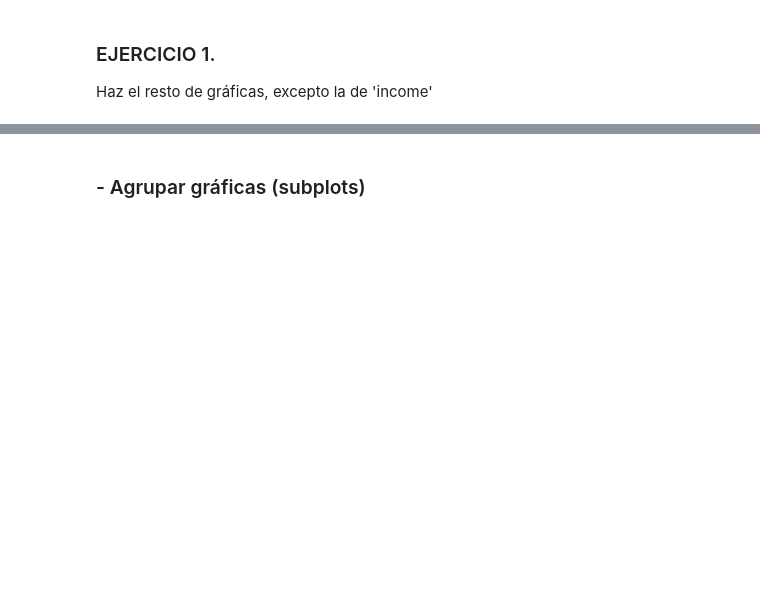
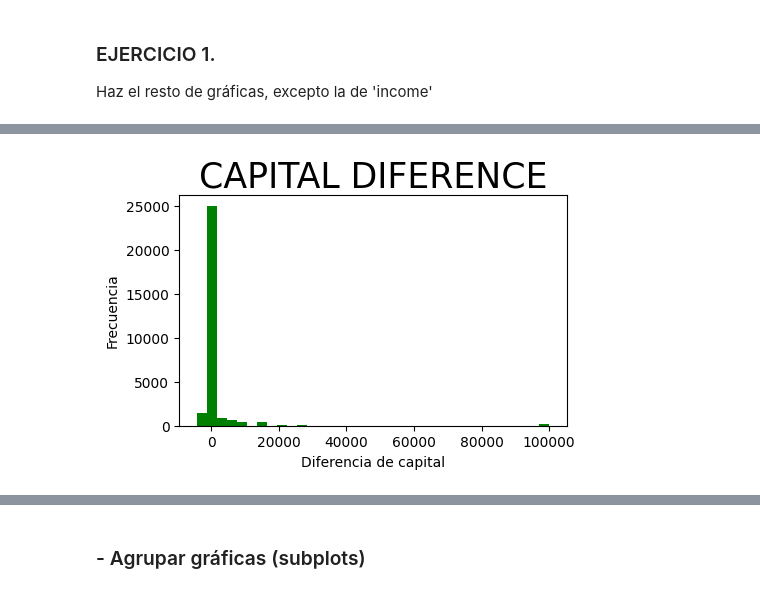
Before and after one commit to SonikoKatsura/CURSO_PARO_IA, a Jupyter notebook: Rober_IA/Modulo2/PRACTICA_GRAFICAS.ipynb, the cells around one changed output, grey strips where cells are left out. Saved outputs shown, nothing was run; the diff lists cells and outputs as text; code cells hidden in the pictures; blank space fills up the shorter version.

```diff
--- a/Rober_IA/Modulo2/PRACTICA_GRAFICAS.ipynb
+++ b/Rober_IA/Modulo2/PRACTICA_GRAFICAS.ipynb
@@ -88,0 +175,10 @@ Haz el resto de gráficas, excepto la de 'income'
+# %%
+fig, ax = plt.subplots(figsize=(5,3))
+
+ax.hist(df_adult.capital_dif, bins=35, color='green')
+
+ax.set_title('CAPITAL DIFERENCE', fontsize=25)
+ax.set_xlabel('Diferencia de capital')
+ax.set_ylabel('Frecuencia');
+# %% [output]
+[figure, added]
```
Also changed, not shown: parts of 30 cells of this notebook.
